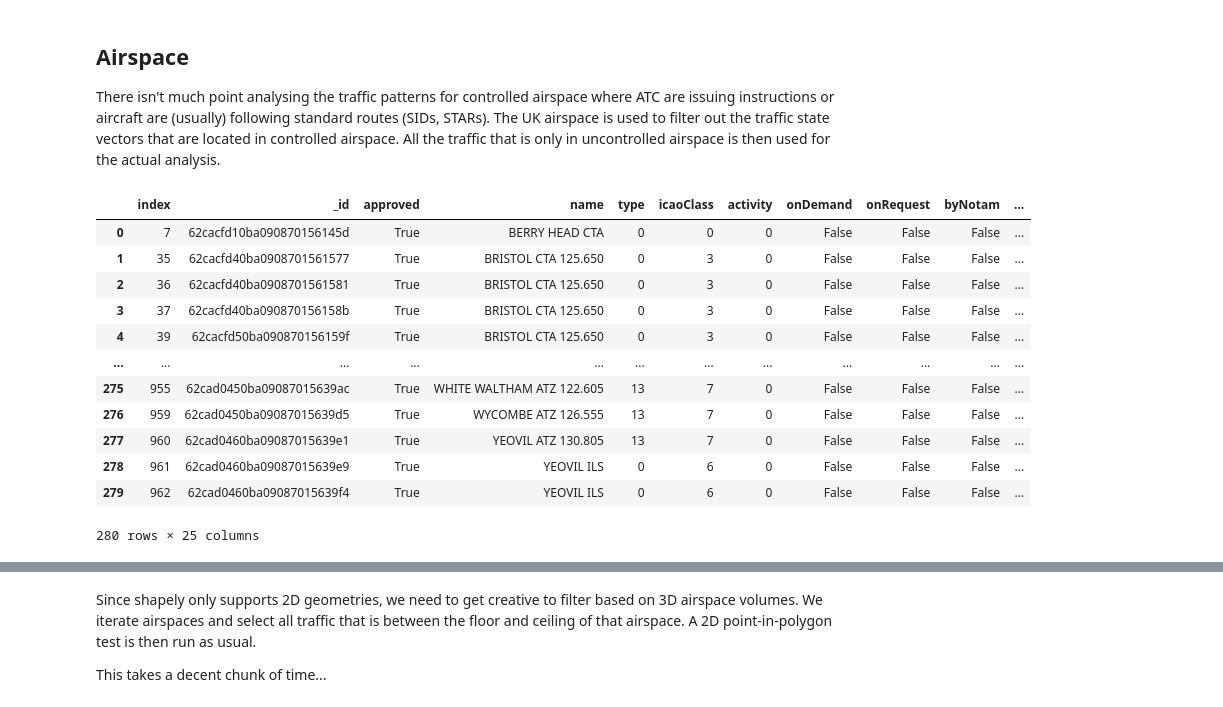
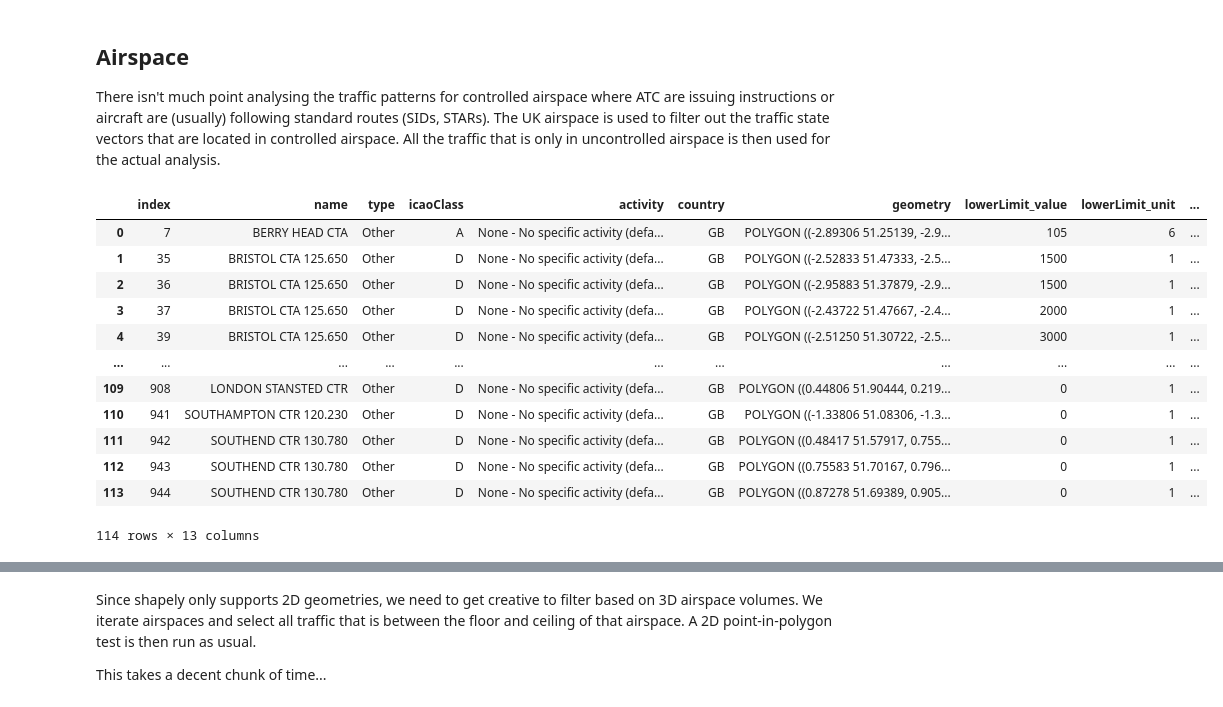
Before and after one commit to aliaksei135/sandbox, a Jupyter notebook: tfc_dists/notebooks/airprox_corr.ipynb, the cells around one changed output, grey strips where cells are left out. Drawn from its saved outputs; the diff is of its cells as text; code cells hidden in the pictures.

```diff
--- a/tfc_dists/notebooks/airprox_corr.ipynb
+++ b/tfc_dists/notebooks/airprox_corr.ipynb
@@ -31,6 +32,11 @@ from traffic.data import airports
 airprox_gdf = gpd.GeoDataFrame(pd.read_pickle('../data/airprox_asp_2000_2021.pkl'))
 # tfc_clean = traffic.core.Traffic.from_file('../data/cornwall/cornwall_tfc_clean_30s_lt3000ft_2019_f16.pkl.bz2')
 tfc_clean = traffic.core.Traffic.from_file('../data/southeng/southeng_tfc_clean_lt5000ft_2019.pkl.bz2')
+# %%
+tfc_df = tfc_clean.data
+tfc_df = tfc_df.dropna(axis=0)
+tfc_df = tfc_df[(tfc_df['altitude'] > 0) & (tfc_df['altitude'] <= 1524)]
+tfc_clean = traffic.core.Traffic(tfc_df)
 # %%
 # tfc_clean_data = pd.read_pickle('../data/cornwall/cornwall_tfc_clean_30s_lt3000ft_2019_f16.pkl.bz2')
 # %%
@@ -122,33 +120,39 @@ ASP_ALT_DATUM = {
     2: "STD",
 }
 # %%
-
 asp_gdf = gpd.read_file('gb_asp.geojson')
 asp_gdf = asp_gdf[(asp_gdf['approved'] == True) & (asp_gdf['onDemand'] == False) & (asp_gdf['onRequest'] == False) & (
-        asp_gdf['byNotam'] == False) & (asp_gdf['specialAgreement'] == False)]
+        asp_gdf['byNotam'] == False) & (asp_gdf['specialAgreement'] == False) & (asp_gdf['icaoClass'] < 4)]
 asp_gdf = asp_gdf.cx[
           tfc_clean.data.longitude.min():tfc_clean.data.longitude.max(),
           tfc_clean.data.latitude.min(): tfc_clean.data.latitude.max()
           ].reset_index()
 asp_upper_lims = pd.DataFrame(pd.json_normalize(asp_gdf.upperLimit))
 asp_lower_lims = pd.DataFrame(pd.json_normalize(asp_gdf.lowerLimit))
 asp_upper_lims.columns = ['upperLimit_value', 'upperLimit_unit', 'upperLimit_ref']
 asp_lower_lims.columns = ['lowerLimit_value', 'lowerLimit_unit', 'lowerLimit_ref']
 asp_lim_df = pd.concat([asp_lower_lims, asp_upper_lims], axis=1)
-pd.concat([asp_gdf, asp_lim_df], axis=1)
-
-# asp_gdf
+asp_gdf = pd.concat([asp_gdf, asp_lim_df], axis=1)
+asp_gdf = asp_gdf.drop(
+    labels=['_id', 'approved', 'specialAgreement', 'onDemand', 'onRequest', 'byNotam', 'createdAt', 'createdBy',
+            'updatedAt', 'updatedBy', 'upperLimit', 'lowerLimit'], axis=1)
+for col in ['type', 'icaoClass', 'activity']:
+    asp_gdf[col] = pd.Categorical(asp_gdf[col])
+asp_gdf['type'] = asp_gdf['type'].cat.rename_categories(ASP_TYPES)
+asp_gdf['icaoClass'] = asp_gdf['icaoClass'].cat.rename_categories(ASP_CLASS)
+asp_gdf['activity'] = asp_gdf['activity'].cat.rename_categories(ASP_ACTIVITIES)
+asp_gdf
 # %% [output]
-|  | index | _id | approved | name | type | icaoClass | activity | onDemand | onRequest | byNotam | ... |
-| 0 | 7 | 62cacfd10ba090870156145d | True | BERRY HEAD CTA | 0 | 0 | 0 | False | False | False | ... |
-| 1 | 35 | 62cacfd40ba0908701561577 | True | BRISTOL CTA 125.650 | 0 | 3 | 0 | False | False | False | ... |
-| 2 | 36 | 62cacfd40ba0908701561581 | True | BRISTOL CTA 125.650 | 0 | 3 | 0 | False | False | False | ... |
-| 3 | 37 | 62cacfd40ba090870156158b | True | BRISTOL CTA 125.650 | 0 | 3 | 0 | False | False | False | ... |
-| 4 | 39 | 62cacfd50ba090870156159f | True | BRISTOL CTA 125.650 | 0 | 3 | 0 | False | False | False | ... |
-| ... | ... | ... | ... | ... | ... | ... | ... | ... | ... | ... | ... |
-| 275 | 955 | 62cad0450ba09087015639ac | True | WHITE WALTHAM ATZ 122.605 | 13 | 7 | 0 | False | False | False | ... |
-| 276 | 959 | 62cad0450ba09087015639d5 | True | WYCOMBE ATZ 126.555 | 13 | 7 | 0 | False | False | False | ... |
-| 277 | 960 | 62cad0460ba09087015639e1 | True | YEOVIL ATZ 130.805 | 13 | 7 | 0 | False | False | False | ... |
-| 278 | 961 | 62cad0460ba09087015639e9 | True | YEOVIL ILS | 0 | 6 | 0 | False | False | False | ... |
-| 279 | 962 | 62cad0460ba09087015639f4 | True | YEOVIL ILS | 0 | 6 | 0 | False | False | False | ... |
+|  | index | name | type | icaoClass | activity | country | geometry | lowerLimit_value | lowerLimit_unit | ... |
+| 0 | 7 | BERRY HEAD CTA | Other | A | None - No specific activity (defa... | GB | POLYGON ((-2.89306 51.25139, -2.9... | 105 | 6 | ... |
+| 1 | 35 | BRISTOL CTA 125.650 | Other | D | None - No specific activity (defa... | GB | POLYGON ((-2.52833 51.47333, -2.5... | 1500 | 1 | ... |
+| 2 | 36 | BRISTOL CTA 125.650 | Other | D | None - No specific activity (defa... | GB | POLYGON ((-2.95883 51.37879, -2.9... | 1500 | 1 | ... |
+| 3 | 37 | BRISTOL CTA 125.650 | Other | D | None - No specific activity (defa... | GB | POLYGON ((-2.43722 51.47667, -2.4... | 2000 | 1 | ... |
+| 4 | 39 | BRISTOL CTA 125.650 | Other | D | None - No specific activity (defa... | GB | POLYGON ((-2.51250 51.30722, -2.5... | 3000 | 1 | ... |
+| ... | ... | ... | ... | ... | ... | ... | ... | ... | ... | ... |
+| 109 | 908 | LONDON STANSTED CTR | Other | D | None - No specific activity (defa... | GB | POLYGON ((0.44806 51.90444, 0.219... | 0 | 1 | ... |
+| 110 | 941 | SOUTHAMPTON CTR 120.230 | Other | D | None - No specific activity (defa... | GB | POLYGON ((-1.33806 51.08306, -1.3... | 0 | 1 | ... |
+| 111 | 942 | SOUTHEND CTR 130.780 | Other | D | None - No specific activity (defa... | GB | POLYGON ((0.48417 51.57917, 0.755... | 0 | 1 | ... |
+| 112 | 943 | SOUTHEND CTR 130.780 | Other | D | None - No specific activity (defa... | GB | POLYGON ((0.75583 51.70167, 0.796... | 0 | 1 | ... |
+| 113 | 944 | SOUTHEND CTR 130.780 | Other | D | None - No specific activity (defa... | GB | POLYGON ((0.87278 51.69389, 0.905... | 0 | 1 | ... |
-280 rows × 25 columns
+114 rows × 13 columns
```
Also changed, not shown: parts of 41 cells of this notebook, 2 other files.
